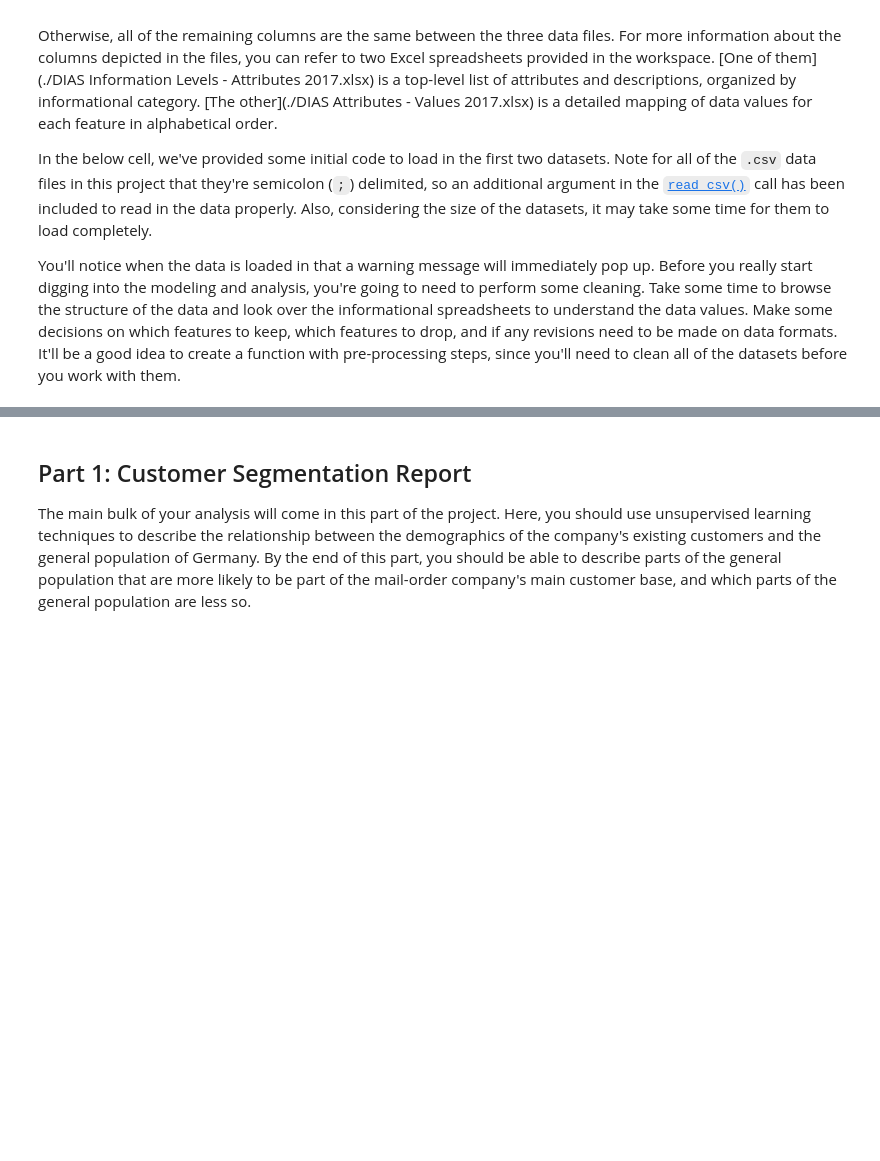
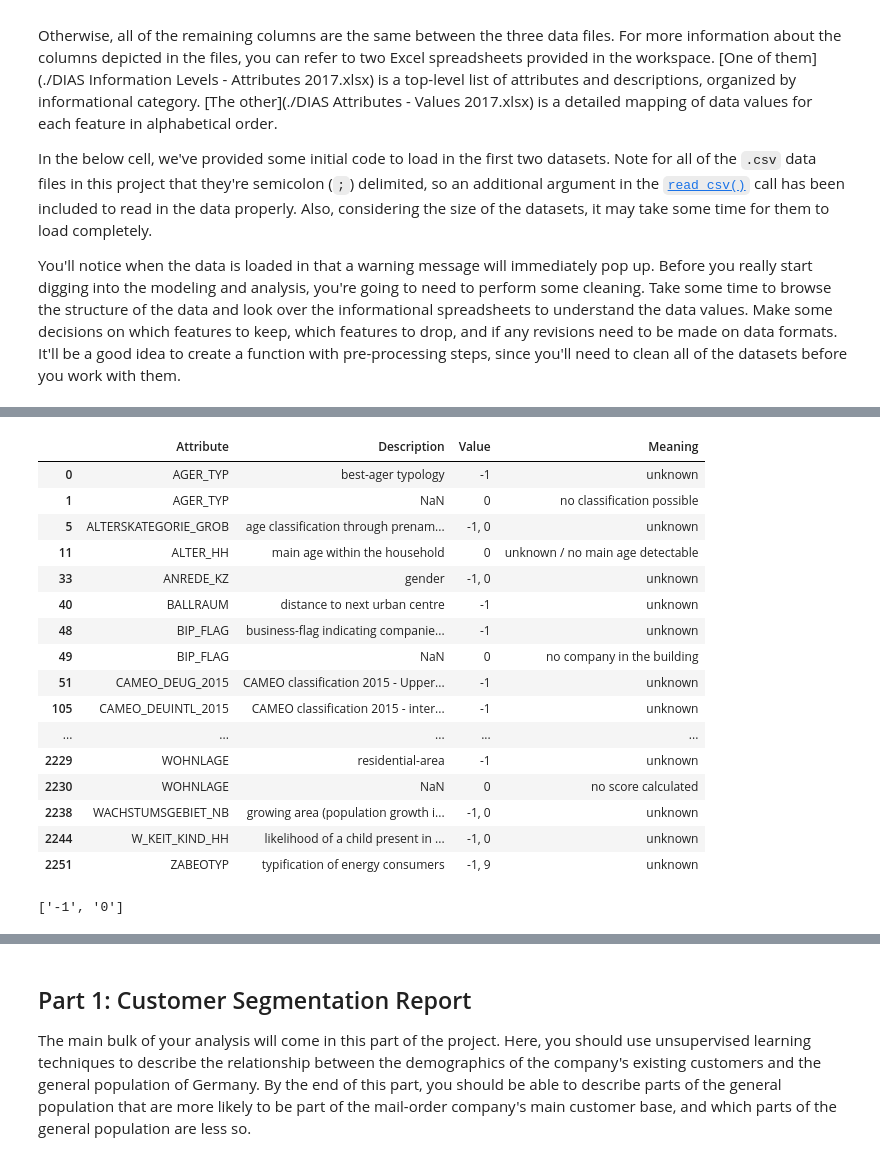
Before and after one commit to ursulahneumann/Arvato_capstone, a Jupyter notebook: Arvato_capstone.ipynb, the cells around one changed output, grey strips where cells are left out. Saved outputs shown, nothing was run; the diff lists cells and outputs as text; code cells hidden in the pictures; blank space fills up the shorter version.

```diff
--- a/Arvato_capstone.ipynb
+++ b/Arvato_capstone.ipynb
@@ -58,0 +101,5 @@ customers = pd.read_csv('../../data/Term2/capstone/arvato_data/Udacity_CUSTOMERS
+# %%
+# Load the feature information and view the first 15 lines
+feat_info = pd.read_excel('DIAS Attributes - Values 2017.xlsx')
+del feat_info['Unnamed: 0']
+feat_info.head(15)
@@ -58,0 +123,7 @@ customers = pd.read_csv('../../data/Term2/capstone/arvato_data/Udacity_CUSTOMERS
+# %%
+# It looks like the first 5 columns are for AGER_TYP (and so on) but only the first row of the
+# attribute column is filled in and the rest are NaNs.  Therefore, forward this column, redefine
+# this as the attribute column, and view the first 10 lines of the altered dataframe.
+feat_info_attribute = feat_info['Attribute'].fillna(method='ffill')
+feat_info['Attribute'] = feat_info_attribute
+feat_info.head(10)
@@ -58,0 +142,31 @@ customers = pd.read_csv('../../data/Term2/capstone/arvato_data/Udacity_CUSTOMERS
+# %%
+# I want to find all the encoded values that are actually missing or unknown values that should
+# be converted to NaNs.  Therefore, subset the meaning column to contain only those values
+# containing "unknown" or "no " (such as "no classification possible"), then view the altered
+# dataframe.  After scanning I do not see any abberent descriptions.
+feat_info = feat_info[(feat_info['Meaning'].str.contains("unknown") | feat_info['Meaning'].str.contains("no "))]
+pd.set_option('display.max_rows', 500)
+feat_info
+# %% [output]
+|  | Attribute | Description | Value | Meaning |
+| 0 | AGER_TYP | best-ager typology | -1 | unknown |
+| 1 | AGER_TYP | NaN | 0 | no classification possible |
+| 5 | ALTERSKATEGORIE_GROB | age classification through prenam... | -1, 0 | unknown |
+| 11 | ALTER_HH | main age within the household | 0 | unknown / no main age detectable |
+| 33 | ANREDE_KZ | gender | -1, 0 | unknown |
+| 40 | BALLRAUM | distance to next urban centre | -1 | unknown |
+| 48 | BIP_FLAG | business-flag indicating companie... | -1 | unknown |
+| 49 | BIP_FLAG | NaN | 0 | no company in the building |
+| 51 | CAMEO_DEUG_2015 | CAMEO classification 2015 - Upper... | -1 | unknown |
+| 105 | CAMEO_DEUINTL_2015 | CAMEO classification 2015 - inter... | -1 | unknown |
+| ... | ... | ... | ... | ... |
+| 2229 | WOHNLAGE | residential-area | -1 | unknown |
+| 2230 | WOHNLAGE | NaN | 0 | no score calculated |
+| 2238 | WACHSTUMSGEBIET_NB | growing area (population growth i... | -1, 0 | unknown |
+| 2244 | W_KEIT_KIND_HH | likelihood of a child present in ... | -1, 0 | unknown |
+| 2251 | ZABEOTYP | typification of energy consumers | -1, 9 | unknown |
+# %%
+# Convert the value column to be a string or a list of strings
+feat_info.loc[feat_info['Attribute'] == 'AGER_TYP', 'Value'].astype(str).str.cat(sep=',').split(',')
+# %% [output]
+['-1', '0']
```
Also changed, not shown: parts of 20 cells of this notebook.
